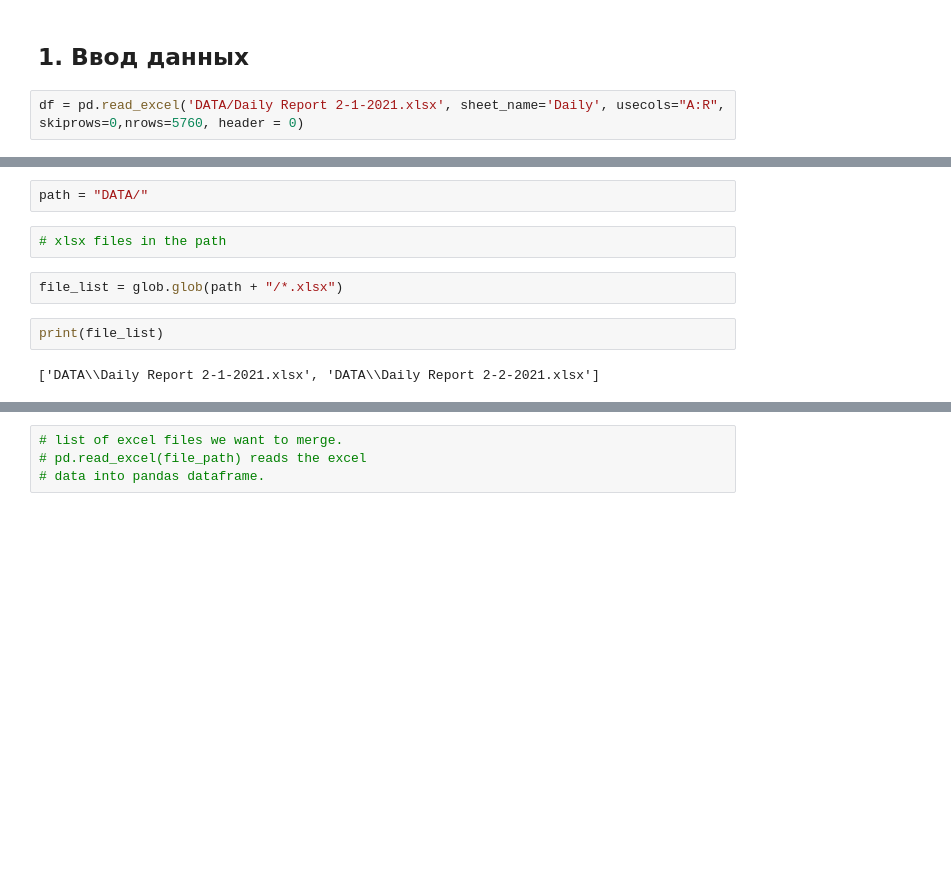
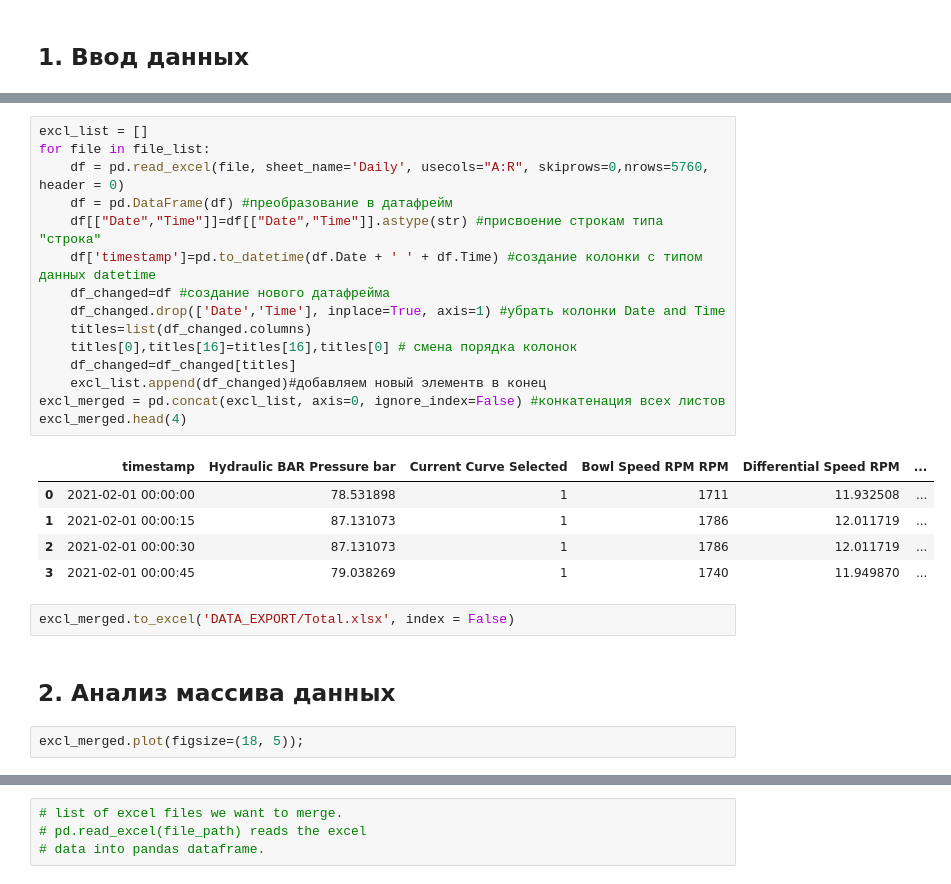
Before and after one commit to Randyrofed/Smart_Diagnosis, a Jupyter notebook: Smart_diagnosis.ipynb, the cells around one changed output, grey strips where cells are left out. Saved outputs shown, nothing was run; the diff lists cells and outputs as text; blank space fills up the shorter version.

Commit message:
ver 0.03
Налажено формирование единых массивов данных.
Можно делать анализ

```diff
--- a/Smart_diagnosis.ipynb
+++ b/Smart_diagnosis.ipynb
@@ -8,5 +8,3 @@ import glob
 from scipy.stats import pearsonr,spearmanr
 # %% [markdown]
 ## 1. Ввод данных
-# %%
-df = pd.read_excel('DATA/Daily Report 2-1-2021.xlsx', sheet_name='Daily', usecols="A:R", skiprows=0,nrows=5760, header = 0)
@@ -76,10 +19,27 @@ Length: 5760, dtype: datetime64[ns]
-# %%
-path = "DATA/"
-# %%
-# xlsx files in the path
-# %%
-file_list = glob.glob(path + "/*.xlsx")
-# %%
-print(file_list)
-# %% [output]
-['DATA\\Daily Report 2-1-2021.xlsx', 'DATA\\Daily Report 2-2-2021.xlsx']
+# %%
+excl_list = []
+for file in file_list:
+    df = pd.read_excel(file, sheet_name='Daily', usecols="A:R", skiprows=0,nrows=5760, header = 0)
+    df = pd.DataFrame(df) #преобразование в датафрейм
+    df[["Date","Time"]]=df[["Date","Time"]].astype(str) #присвоение строкам типа "строка"
+    df['timestamp']=pd.to_datetime(df.Date + ' ' + df.Time) #создание колонки с типом данных datetime
+    df_changed=df #создание нового датафрейма
+    df_changed.drop(['Date','Time'], inplace=True, axis=1) #убрать колонки Date and Time
+    titles=list(df_changed.columns)
+    titles[0],titles[16]=titles[16],titles[0] # смена порядка колонок
+    df_changed=df_changed[titles]
+    excl_list.append(df_changed)#добавляем новый элементв в конец
+excl_merged = pd.concat(excl_list, axis=0, ignore_index=False) #конкатенация всех листов
+excl_merged.head(4)
+# %% [output]
+|  | timestamp | Hydraulic BAR Pressure bar | Current Curve Selected | Bowl Speed RPM RPM | Differential Speed RPM | ... |
+| 0 | 2021-02-01 00:00:00 | 78.531898 | 1 | 1711 | 11.932508 | ... |
+| 1 | 2021-02-01 00:00:15 | 87.131073 | 1 | 1786 | 12.011719 | ... |
+| 2 | 2021-02-01 00:00:30 | 87.131073 | 1 | 1786 | 12.011719 | ... |
+| 3 | 2021-02-01 00:00:45 | 79.038269 | 1 | 1740 | 11.949870 | ... |
+# %%
+excl_merged.to_excel('DATA_EXPORT/Total.xlsx', index = False)
+# %% [markdown]
+## 2. Анализ массива данных
+# %%
+excl_merged.plot(figsize=(18, 5));
```
Also changed, not shown: parts of 13 cells of this notebook, 31 other files.
